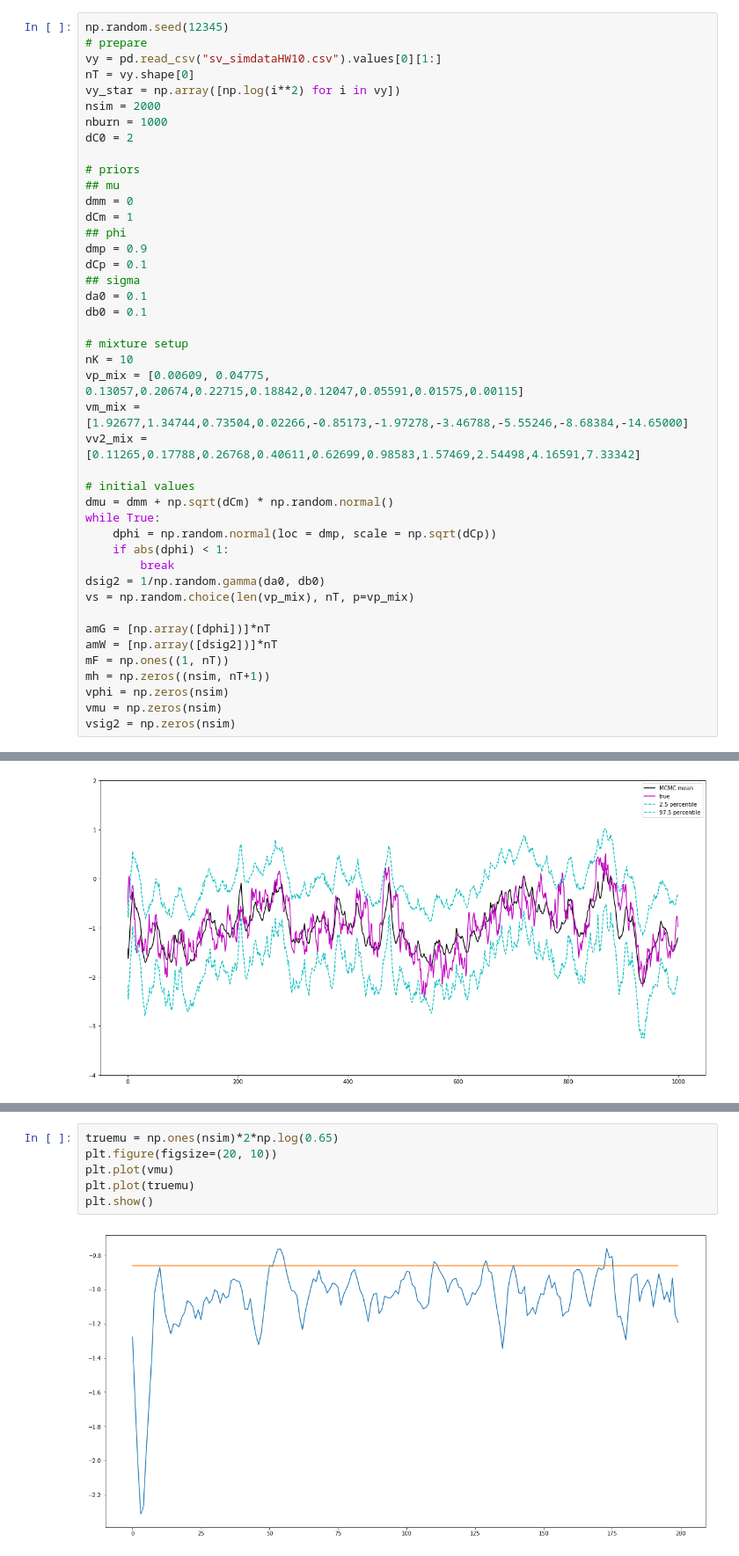
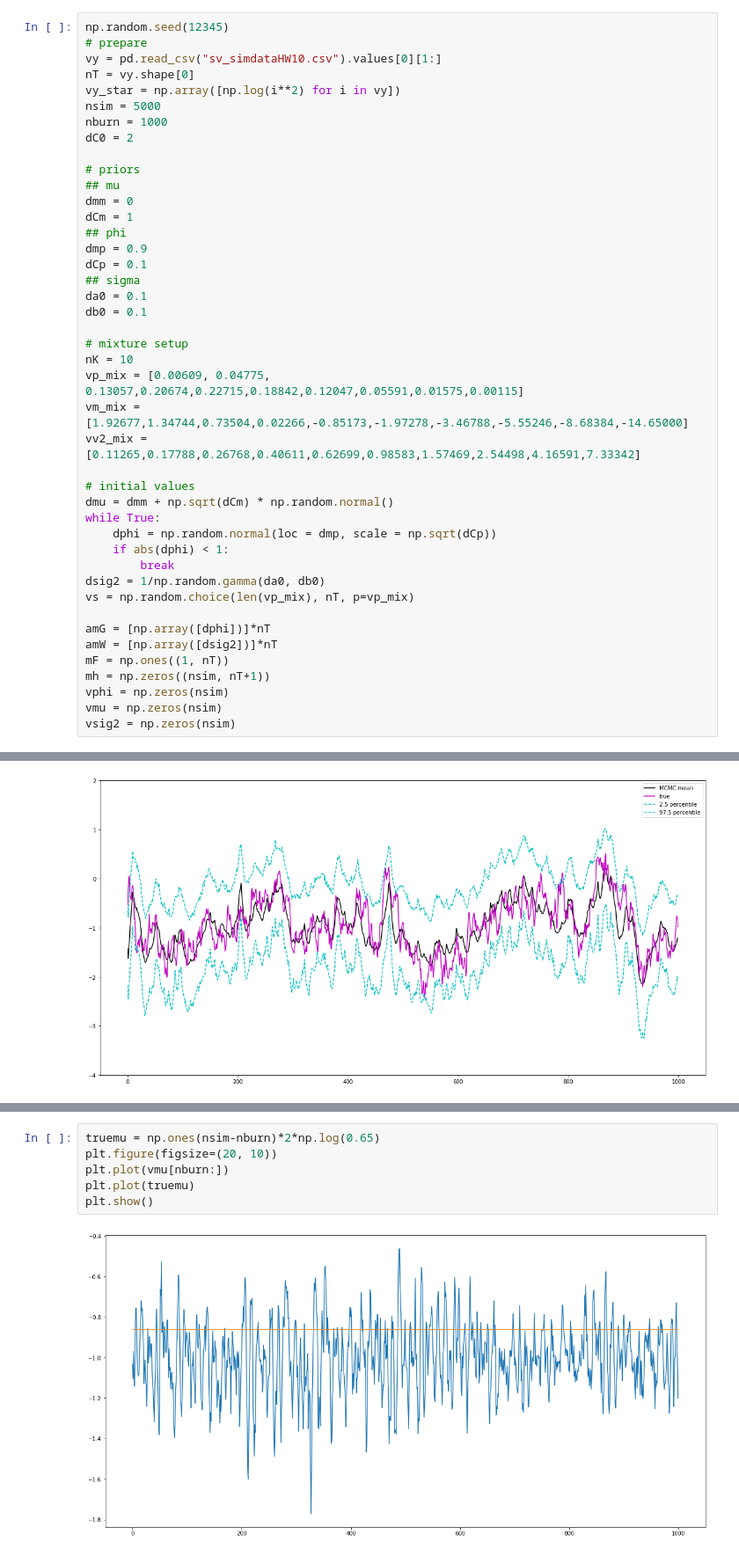
Before and after one commit to keiikegami/BayesHW9-10, a Jupyter notebook: HW10.ipynb, the cells around one changed output, grey strips where cells are left out. Shown: that part at 88% size. Cells and saved outputs as stored; diff of their text form.

```diff
--- a/HW10.ipynb
+++ b/HW10.ipynb
@@ -58,7 +58,7 @@ np.random.seed(12345)
 vy = pd.read_csv("sv_simdataHW10.csv").values[0][1:]
 nT = vy.shape[0]
 vy_star = np.array([np.log(i**2) for i in vy])
-nsim = 2000
+nsim = 5000
 nburn = 1000
 dC0 = 2
 
@@ -196,8 +196,8 @@ plt.show()
 # %%
-truemu = np.ones(nsim)*2*np.log(0.65)
+truemu = np.ones(nsim-nburn)*2*np.log(0.65)
 plt.figure(figsize=(20, 10))
-plt.plot(vmu)
+plt.plot(vmu[nburn:])
 plt.plot(truemu)
 plt.show()
 # %% [output]
-[figure, old version]
+[figure, new version]
```
Also changed, not shown: parts of 2 cells of this notebook.
